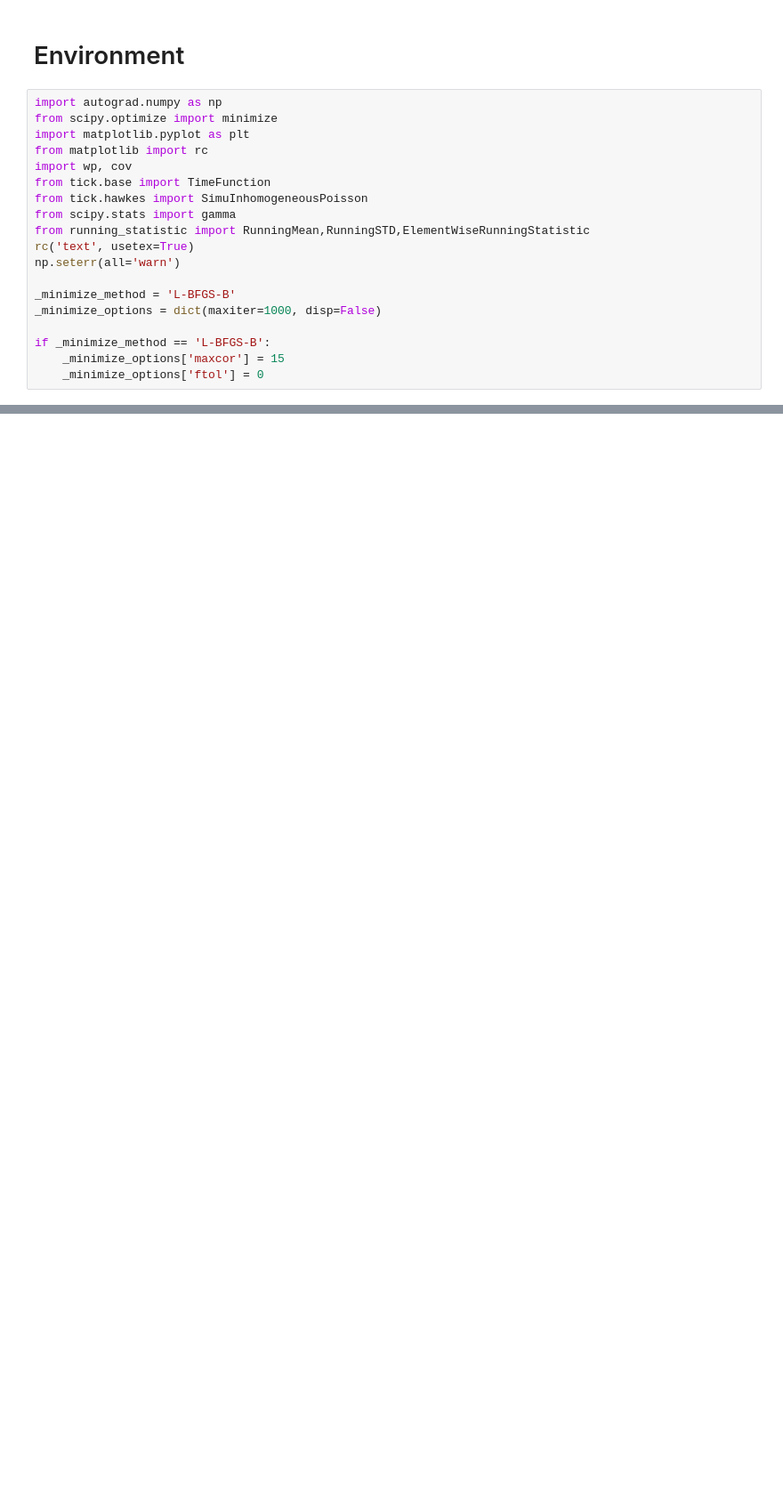
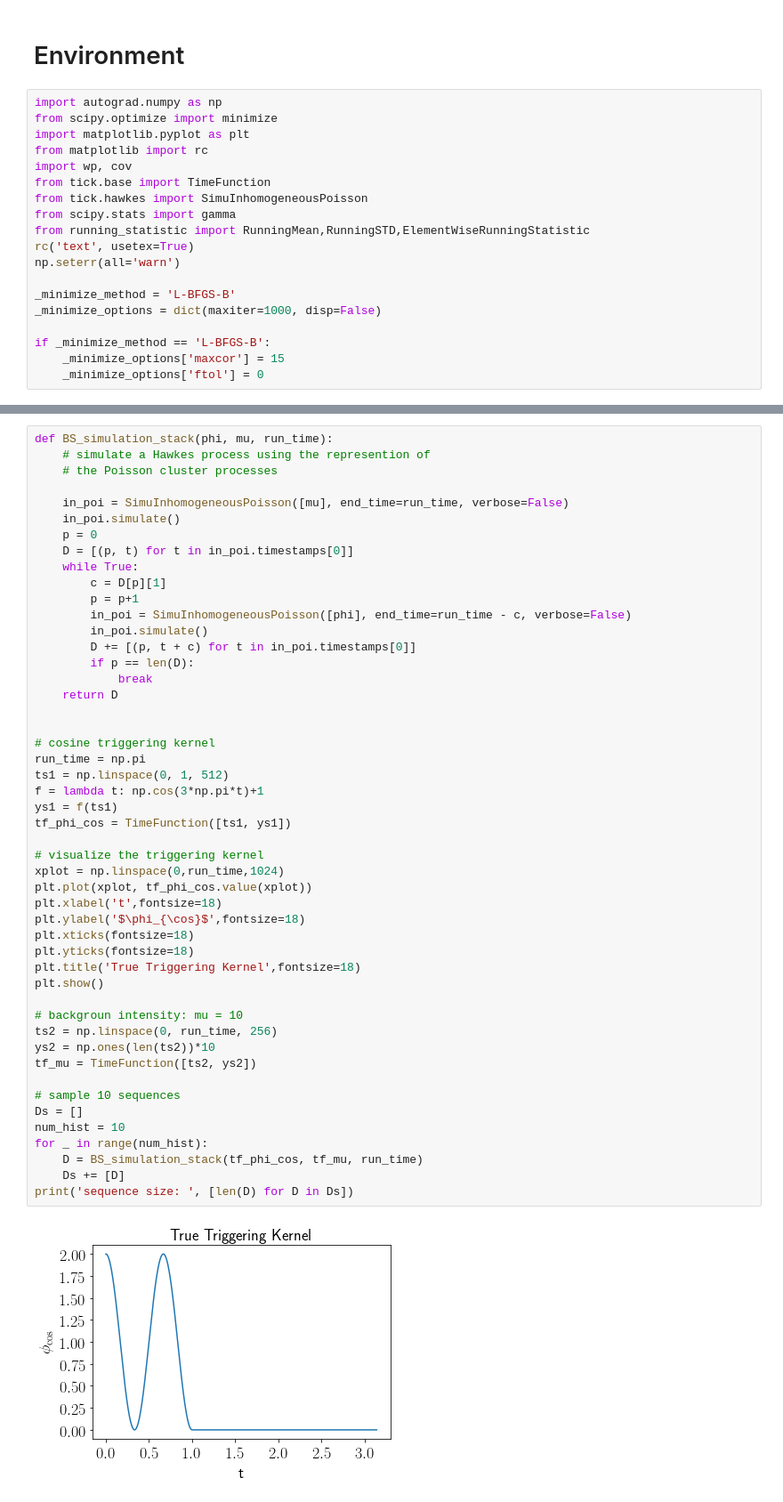
Before and after one commit to RuiZhang2016/Efficient-Nonparametric-Bayesian-Hawkes-Processes, a Jupyter notebook: Gibbs_Hawkes.ipynb, the cells around one changed output, grey strips where cells are left out. Shown: that part at 89% size. Saved outputs shown, nothing was run; the diff lists cells and outputs as text; blank space fills up the shorter version.

```diff
--- a/Gibbs_Hawkes.ipynb
+++ b/Gibbs_Hawkes.ipynb
@@ -163,0 +107,51 @@ for _ in range(num_hist):
+# %%
+def BS_simulation_stack(phi, mu, run_time):
+    # simulate a Hawkes process using the represention of
+    # the Poisson cluster processes
+
+    in_poi = SimuInhomogeneousPoisson([mu], end_time=run_time, verbose=False)
+    in_poi.simulate()
+    p = 0
+    D = [(p, t) for t in in_poi.timestamps[0]]
+    while True:
+        c = D[p][1]
+        p = p+1
+        in_poi = SimuInhomogeneousPoisson([phi], end_time=run_time - c, verbose=False)
+        in_poi.simulate()
+        D += [(p, t + c) for t in in_poi.timestamps[0]]
+        if p == len(D):
+            break
+    return D
+
+
+# cosine triggering kernel
+run_time = np.pi
+ts1 = np.linspace(0, 1, 512)
+f = lambda t: np.cos(3*np.pi*t)+1
+ys1 = f(ts1)
+tf_phi_cos = TimeFunction([ts1, ys1])
+
+# visualize the triggering kernel
+xplot = np.linspace(0,run_time,1024)
+plt.plot(xplot, tf_phi_cos.value(xplot))
+plt.xlabel('t',fontsize=18)
+plt.ylabel('$\phi_{\cos}$',fontsize=18)
+plt.xticks(fontsize=18)
+plt.yticks(fontsize=18)
+plt.title('True Triggering Kernel',fontsize=18)
+plt.show()
+
+# backgroun intensity: mu = 10
+ts2 = np.linspace(0, run_time, 256)
+ys2 = np.ones(len(ts2))*10
+tf_mu = TimeFunction([ts2, ys2])
+
+# sample 10 sequences
+Ds = []
+num_hist = 10
+for _ in range(num_hist):
+    D = BS_simulation_stack(tf_phi_cos, tf_mu, run_time)
+    Ds += [D]
+print('sequence size: ', [len(D) for D in Ds])
+# %% [output]
+[figure, added]
```
Also changed, not shown: parts of 6 cells of this notebook, 1 other file.
